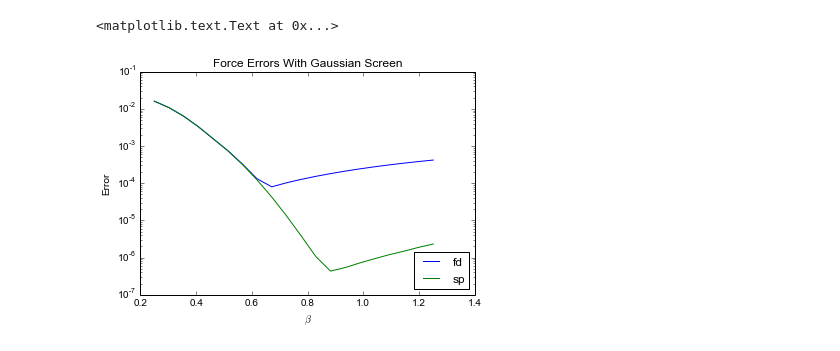
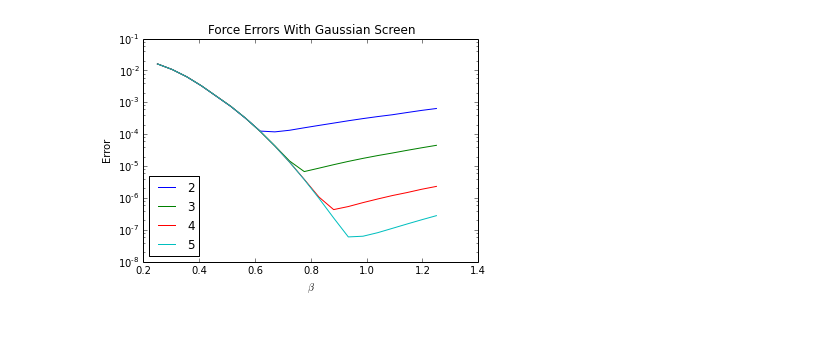
Before and after one commit to dreamer2368/py3d3v, a Jupyter notebook: py3d3v/ewald-sum.ipynb, the cells around one changed output. Drawn from its saved outputs; the diff is of its cells as text; code cells hidden in the pictures.

Commit message:
Removed old cells.
Also print figures.

```diff
--- a/py3d3v/ewald-sum.ipynb
+++ b/py3d3v/ewald-sum.ipynb
@@ -87,39 +87,30 @@ plt.title("Force Errors With Gaussian Screen")
 # %%
-particle_shape = 4
+particle_shapes = range(2, 5+1)
 p2 = particle_shape
-errs_fd = []
-errs_sp = []
+errs_shapes = [[] for _ in particle_shapes]
+
 for beta in beta_vals:
+    i = 0
+    for particle_shape in particle_shapes:
+        picp3m = PIC3DP3M([particles], (Lz,Ly,Lx), (nz,ny,nx))
+        picp3m.init_run(0, beta=beta, rmax=rmax, N_cells=1,
+                        solver_opts={"diff_type":"spectral"},
+                        particle_shape=particle_shape)
+        Ezp3m, Eyp3m, Exp3m = picp3m.calc_E_at_points()
 
-    picp3m = PIC3DP3M([particles], (Lz,Ly,Lx), (nz,ny,nx))
-    picp3m.init_run(0, beta=beta, rmax=rmax, N_cells=1,
-                    solver_opts={"diff_type":"fd"},
-                    particle_shape=particle_shape)
-    Ezp3m, Eyp3m, Exp3m = picp3m.calc_E_at_points()
+        errs_shapes[i].append(np.max([norm(Ezp3m-Ezp),
+                                      norm(Eyp3m-Eyp),
+                                      norm(Exp3m-Exp)]))
+        i += 1
 
-    errs_fd.append(np.max([norm(Ezp3m-Ezp),
-                           norm(Eyp3m-Eyp),
-                           norm(Exp3m-Exp)]))
+for i in range(len(particle_shapes)):
+    plt.semilogy(beta_vals, errs_shapes[i],
+                 label=str(particle_shapes[i]))
 
-    picp3m = PIC3DP3M([particles], (Lz,Ly,Lx), (nz,ny,nx))
-    picp3m.init_run(0, beta=beta, rmax=rmax, N_cells=1,
-                    solver_opts={"diff_type":"spectral"},
-                    particle_shape=particle_shape)
-    Ezp3m, Eyp3m, Exp3m = picp3m.calc_E_at_points()
-
-    errs_sp.append(np.max([norm(Ezp3m-Ezp),
-                           norm(Eyp3m-Eyp),
-                           norm(Exp3m-Exp)]))
-
-errs_fd_cic = errs_fd
-errs_sp_cic = errs_sp
-plt.semilogy(beta_vals, errs_fd, label="fd")
-plt.semilogy(beta_vals, errs_sp, label="sp")
-plt.legend(loc='lower right')
+plt.legend(loc='lower left')
 plt.xlabel("$\\beta$")
 plt.ylabel("Error")
 plt.title("Force Errors With Gaussian Screen")
-#plt.savefig("fe-gaussian.pdf")
+plt.savefig("force-errors-combined.pdf")
 # %% [output]
-<matplotlib.text.Text at 0x...>
-[figure, old version]
+[figure, new version]
```
Also changed, not shown: parts of 5 cells of this notebook.
